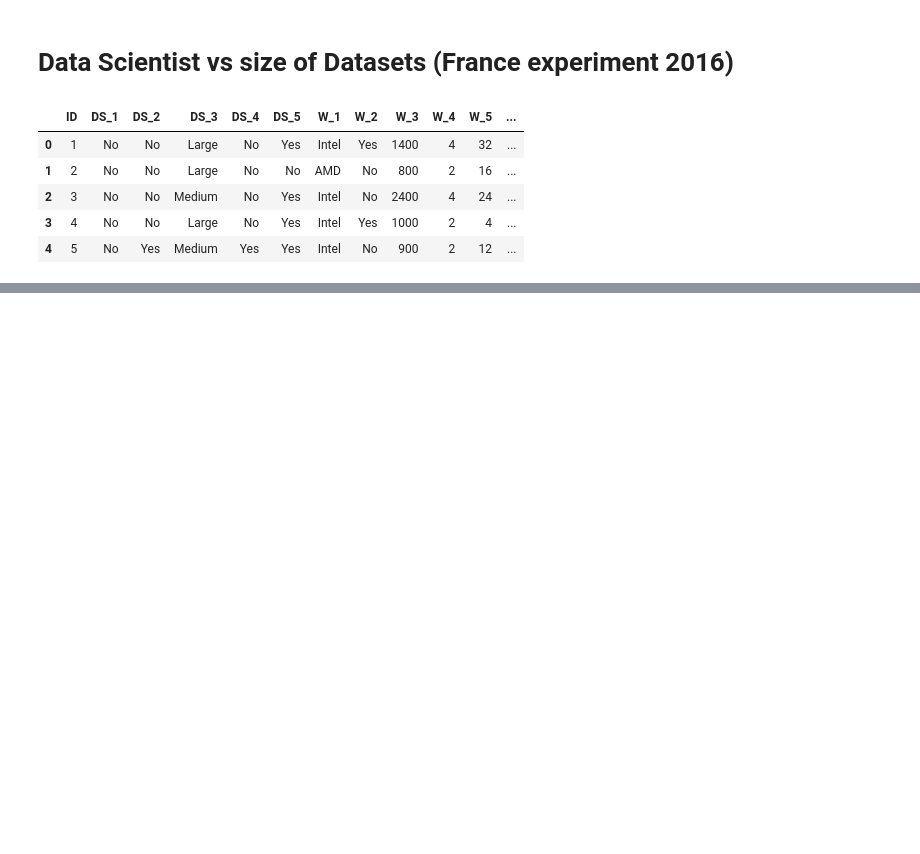
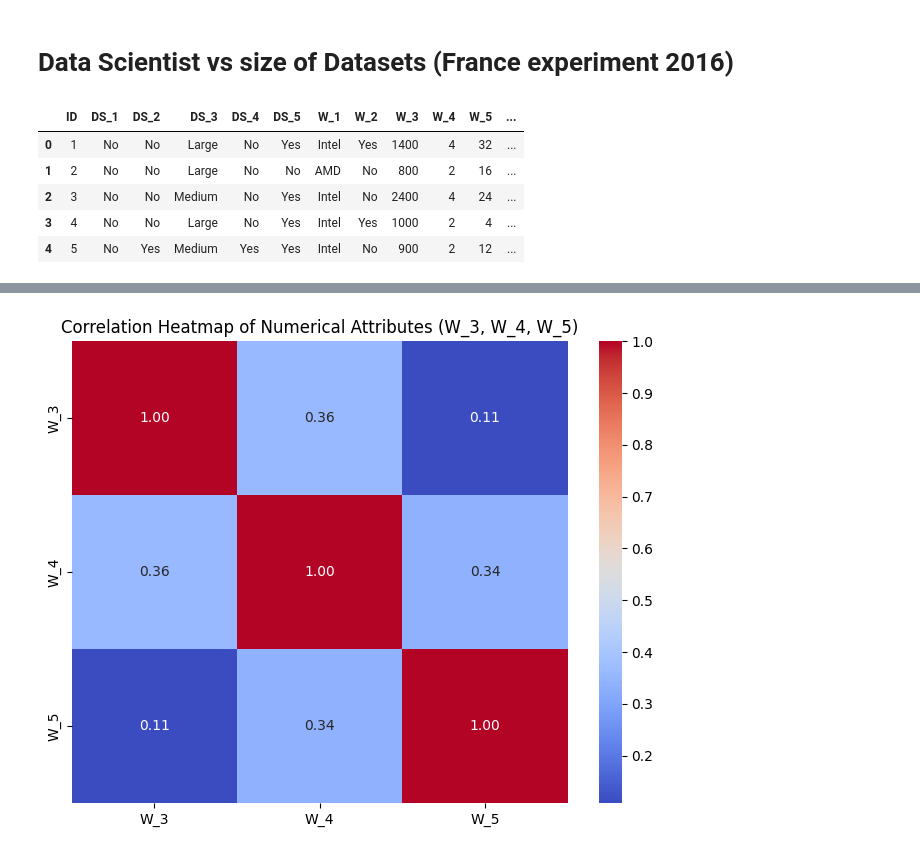
Before and after one commit to Jhonnatan7br/Impact-of-AI-in-organizations, a Jupyter notebook: 3. Data_experiments/6_DataScience.ipynb, the cells around one changed output, grey strips where cells are left out. Drawn from its saved outputs; the diff is of its cells as text; code cells hidden in the pictures; blank space fills up the shorter version.

```diff
--- a/3. Data_experiments/6_DataScience.ipynb
+++ b/3. Data_experiments/6_DataScience.ipynb
@@ -13,0 +67,14 @@ DS.head()
+# %%
+import pandas as pd
+data_scientists_france = DS
+
+# Correlation heatmap of numerical attributes W_3, W_4, W_5
+numeric_columns = ['W_3', 'W_4', 'W_5']
+data_scientists_france[numeric_columns] = data_scientists_france[numeric_columns].apply(pd.to_numeric, errors='coerce')
+correlation_matrix = data_scientists_france[numeric_columns].corr()
+plt.figure(figsize=(8, 6))
+sns.heatmap(correlation_matrix, annot=True, cmap='coolwarm', fmt=".2f")
+plt.title('Correlation Heatmap of Numerical Attributes (W_3, W_4, W_5)')
+plt.show()
+# %% [output]
+[figure, added]
```
Also changed, not shown: parts of 6 cells of this notebook, 2 other files.
